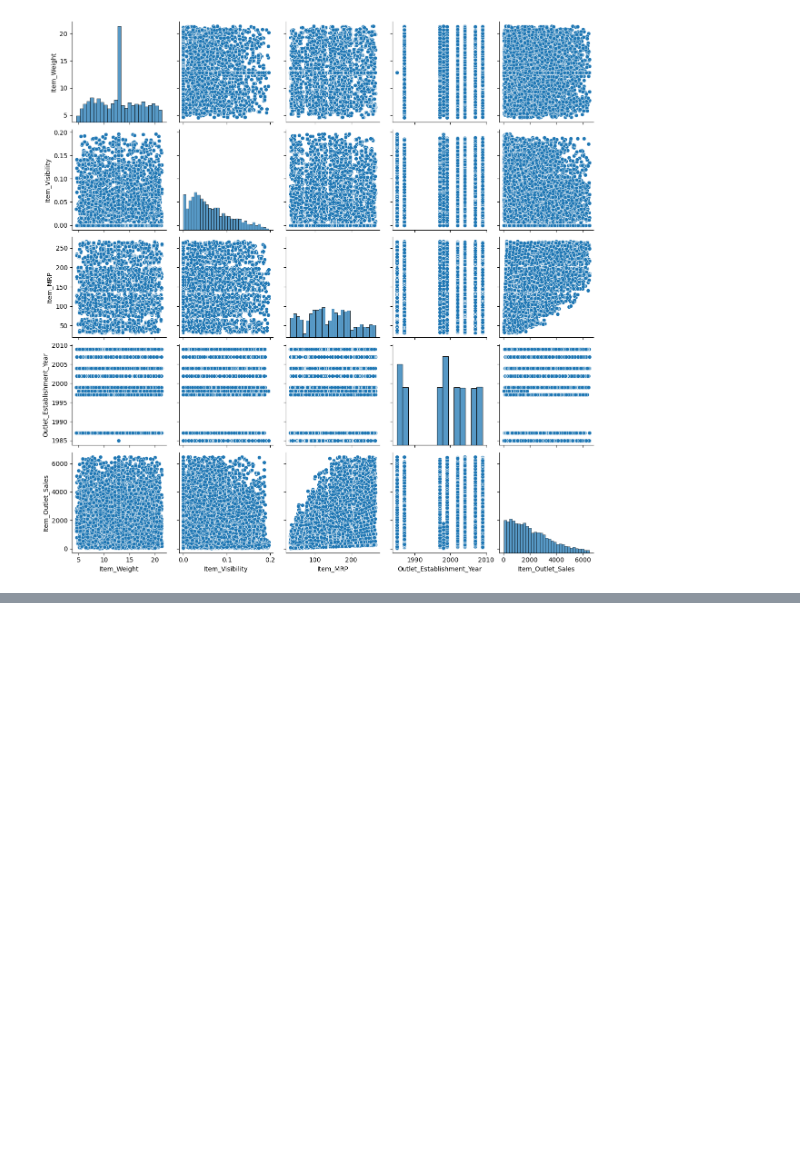
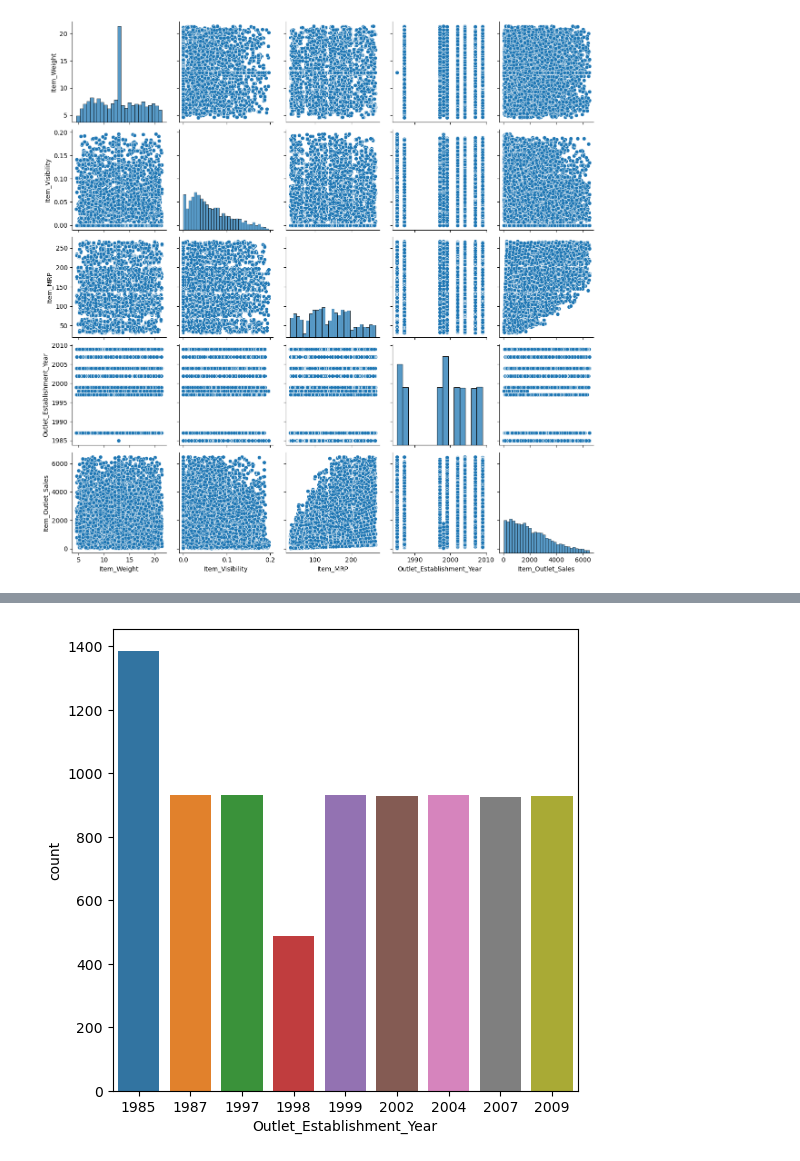
Before and after one commit to AyeshaIrshad1337/Big-Mart-Sales-Prediction, a Jupyter notebook: big-mart-sales-prediction.ipynb, the cells around one changed output, grey strips where cells are left out. Saved outputs shown, nothing was run; the diff lists cells and outputs as text; code cells hidden in the pictures; blank space fills up the shorter version.

```diff
--- a/big-mart-sales-prediction.ipynb
+++ b/big-mart-sales-prediction.ipynb
@@ -401,0 +422,7 @@ sns.pairplot(data=train_without_outliers)
+# %%
+
+plt.figure(figsize=(6,6))
+sns.countplot(x='Outlet_Establishment_Year', data=train_without_Visibility_outliers)
+plt.show()
+# %% [output]
+[figure, added]
```
Also changed, not shown: parts of 4 cells of this notebook.
